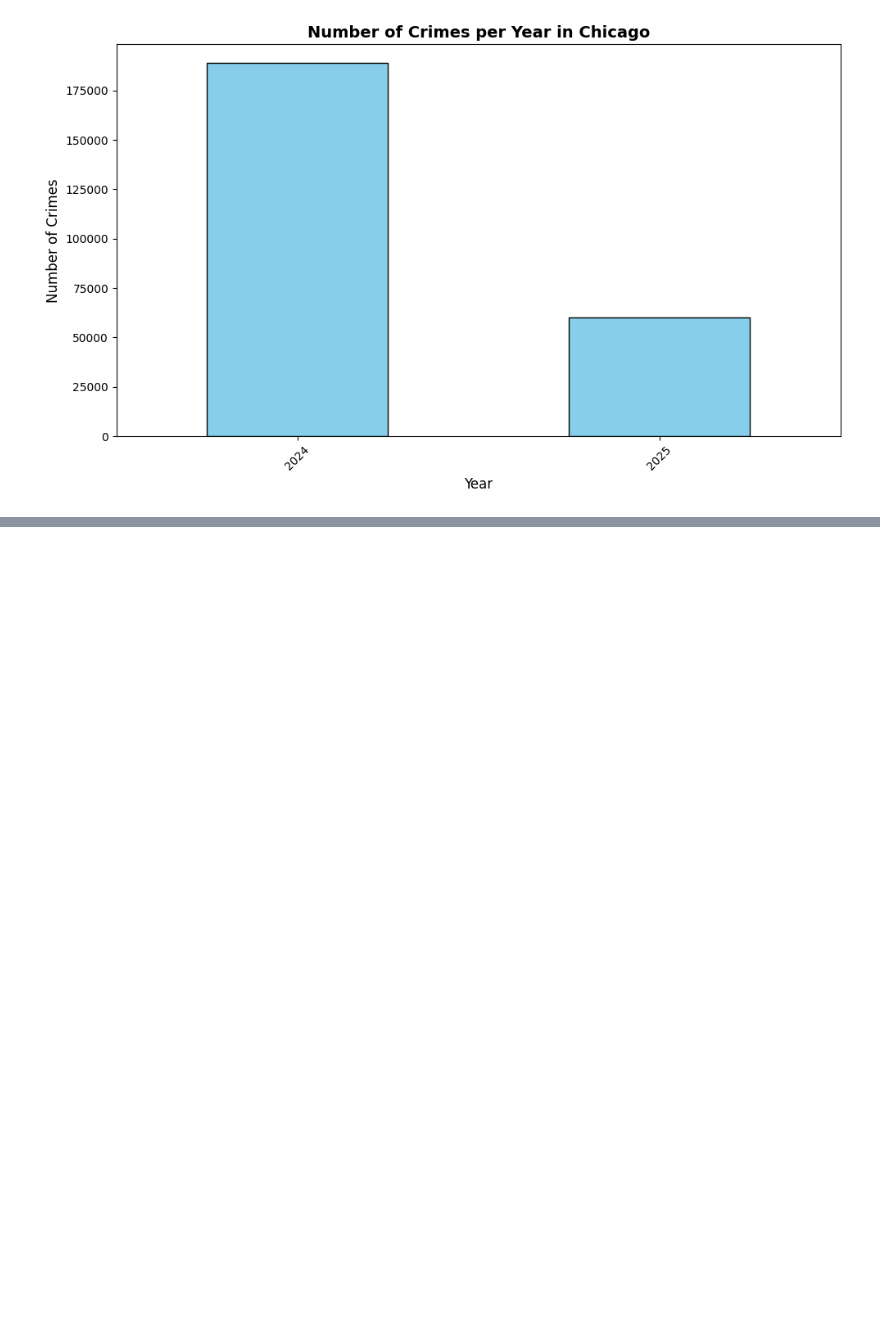
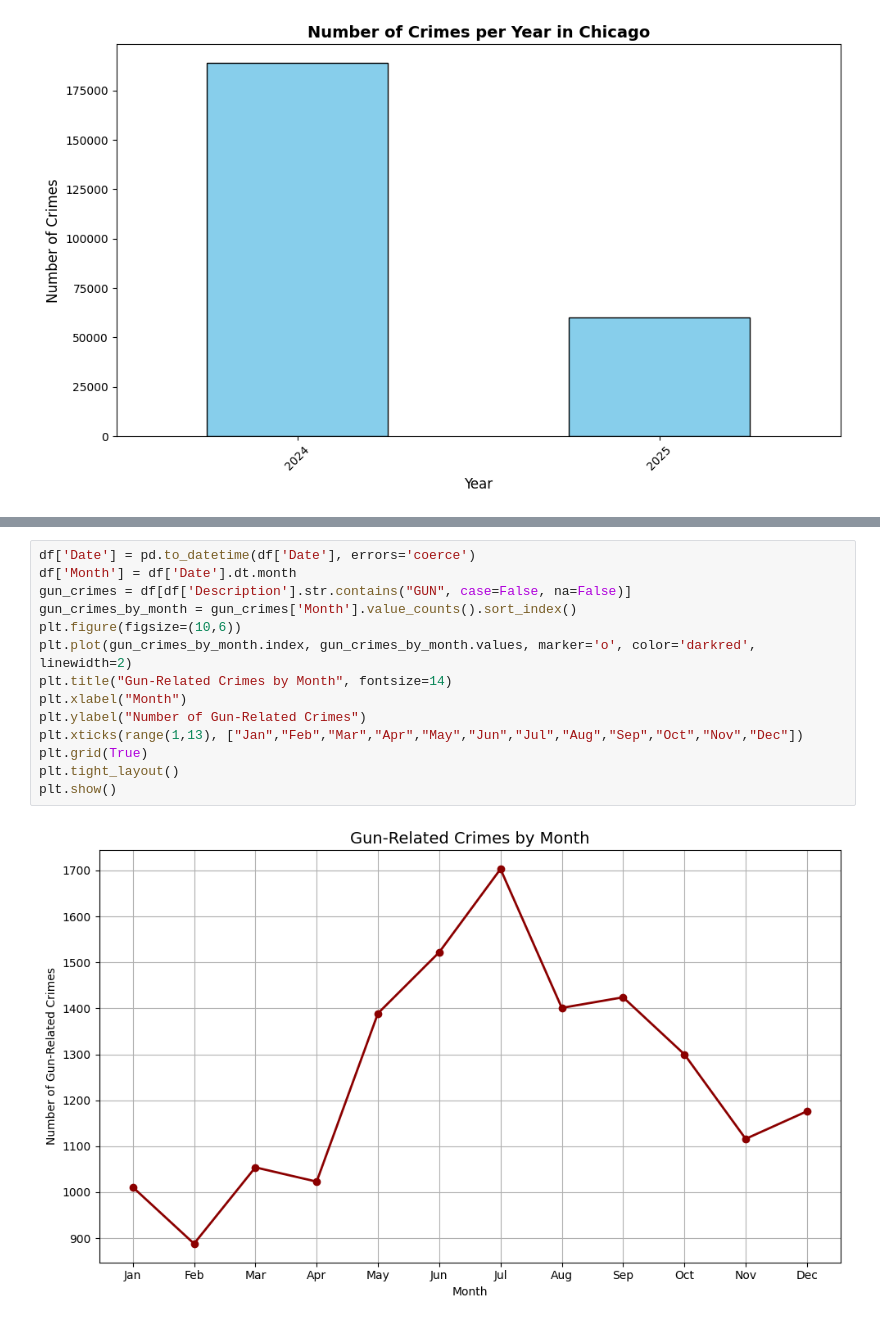
Before and after one commit to owen-decastro/PELEC_repo_of_act, a Jupyter notebook: midterm_exam.ipynb, the cells around one changed output, grey strips where cells are left out. Saved outputs shown, nothing was run; the diff lists cells and outputs as text; blank space fills up the shorter version.

```diff
--- a/midterm_exam.ipynb
+++ b/midterm_exam.ipynb
@@ -416,0 +545,16 @@ plt.show()
+# %%
+df['Date'] = pd.to_datetime(df['Date'], errors='coerce')
+df['Month'] = df['Date'].dt.month
+gun_crimes = df[df['Description'].str.contains("GUN", case=False, na=False)]
+gun_crimes_by_month = gun_crimes['Month'].value_counts().sort_index()
+plt.figure(figsize=(10,6))
+plt.plot(gun_crimes_by_month.index, gun_crimes_by_month.values, marker='o', color='darkred', linewidth=2)
+plt.title("Gun-Related Crimes by Month", fontsize=14)
+plt.xlabel("Month")
+plt.ylabel("Number of Gun-Related Crimes")
+plt.xticks(range(1,13), ["Jan","Feb","Mar","Apr","May","Jun","Jul","Aug","Sep","Oct","Nov","Dec"])
+plt.grid(True)
+plt.tight_layout()
+plt.show()
+# %% [output]
+[figure, added]
```
Also changed, not shown: parts of 36 cells of this notebook.
